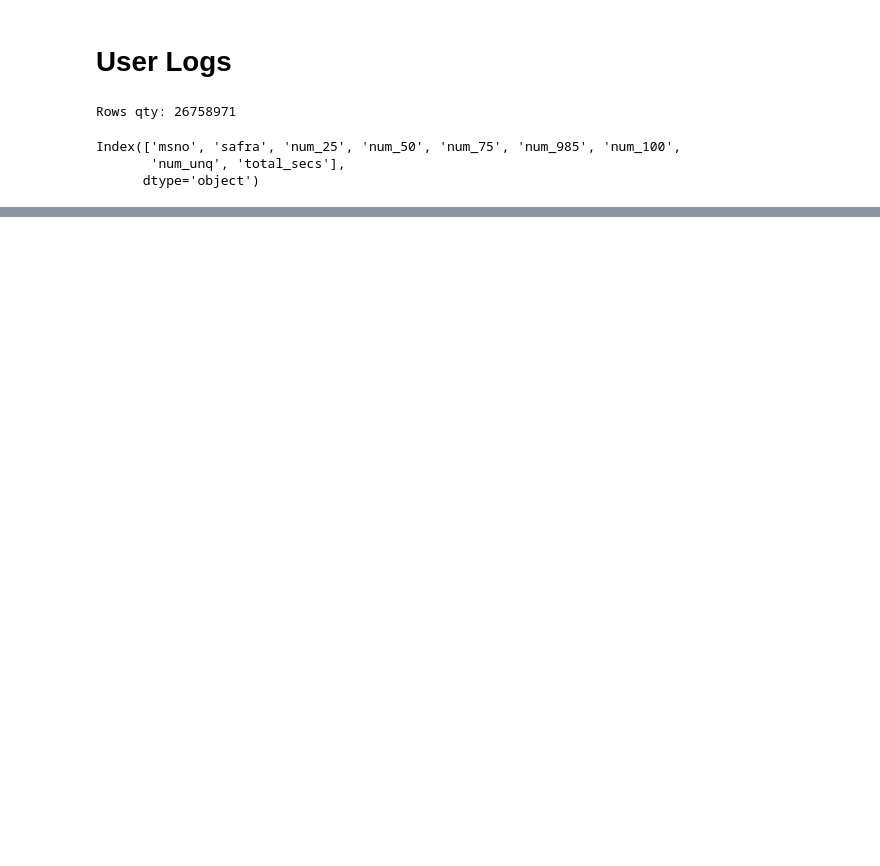
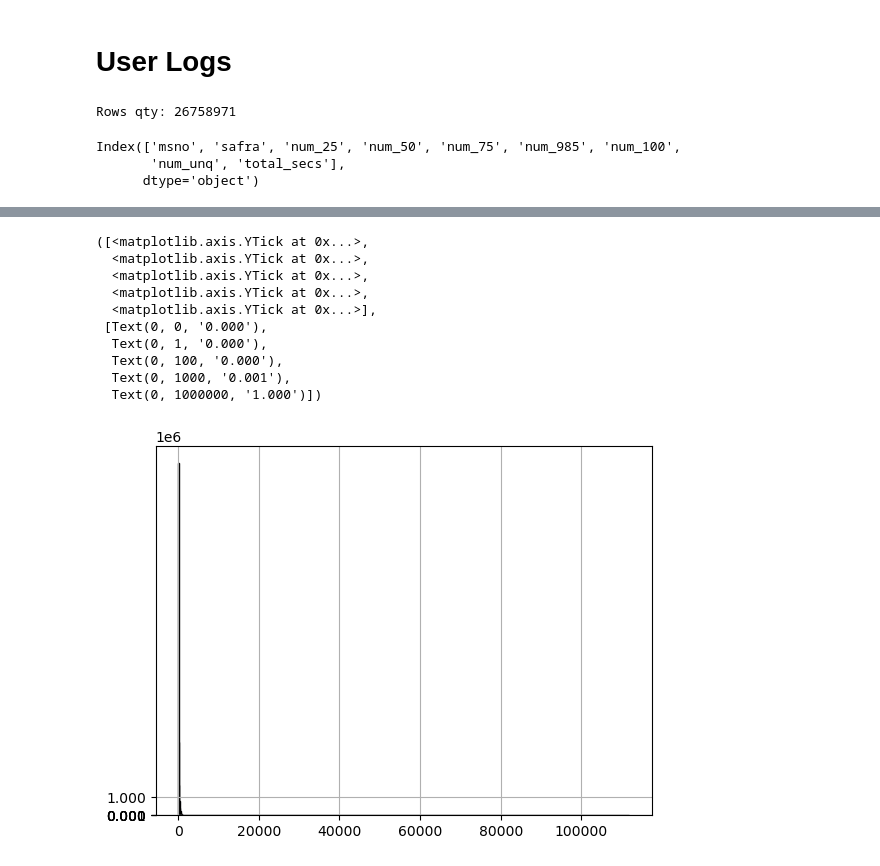
Before and after one commit to CaioAFA/2025-case-data-master-caio-arrabal, a Jupyter notebook: notebooks/01-Data-Exploring.ipynb, the cells around one changed output, grey strips where cells are left out. Drawn from its saved outputs; the diff is of its cells as text; code cells hidden in the pictures; blank space fills up the shorter version.

```diff
--- a/notebooks/01-Data-Exploring.ipynb
+++ b/notebooks/01-Data-Exploring.ipynb
@@ -3,3 +66,7 @@ import pandas as pd
+# %%
+def check_if_float_field_is_integer(df: pd.DataFrame, field: str) -> bool:
+    calc = (df[field].astype(int) == df[field]).value_counts()
+    return False not in calc.keys()
 # %% [markdown]
 # Transactions
 # %%
@@ -64,0 +169,18 @@ user_logs_df.head()
+# %%
+# Checking if all float fields are, actually, integers
+cols = [
+    'num_25',
+    'num_50',
+    'num_75',
+    'num_985',
+    'num_100',
+    'num_unq',
+    'total_secs',
+]
+for c in cols:
+    is_int = check_if_float_field_is_integer(user_logs_df, c)
+    print(f'Col {c} is actually integer? {is_int}')
+
+    if is_int:
+        print(f'Converting to integer')
+        user_logs_df[c] = user_logs_df[c].astype(int)
@@ -64,0 +230,26 @@ user_logs_df.head()
+# %%
+# Plot histogram with bins of 10,000
+# Add labels and title
+steps = 100
+user_logs_df['num_25'].hist(
+    bins=range(0, user_logs_df['num_25'].max(), steps),
+    edgecolor='black'
+)
+
+# plt.xlabel('Value Ranges')
+# plt.ylabel('Count')
+# plt.title('Count of Values in Each 10,000 Range Bin')
+# plt.xticks(range(0, user_logs_df['num_25'].max() + steps, steps))
+# plt.show()
+# %% [output]
+([<matplotlib.axis.YTick at 0x...>,
+  <matplotlib.axis.YTick at 0x...>,
+  <matplotlib.axis.YTick at 0x...>,
+  <matplotlib.axis.YTick at 0x...>,
+  <matplotlib.axis.YTick at 0x...>],
+ [Text(0, 0, '0.000'),
+  Text(0, 1, '0.000'),
+  Text(0, 100, '0.000'),
+  Text(0, 1000, '0.001'),
+  Text(0, 1000000, '1.000')])
+[figure, added]
```
Also changed, not shown: parts of 11 cells of this notebook.
